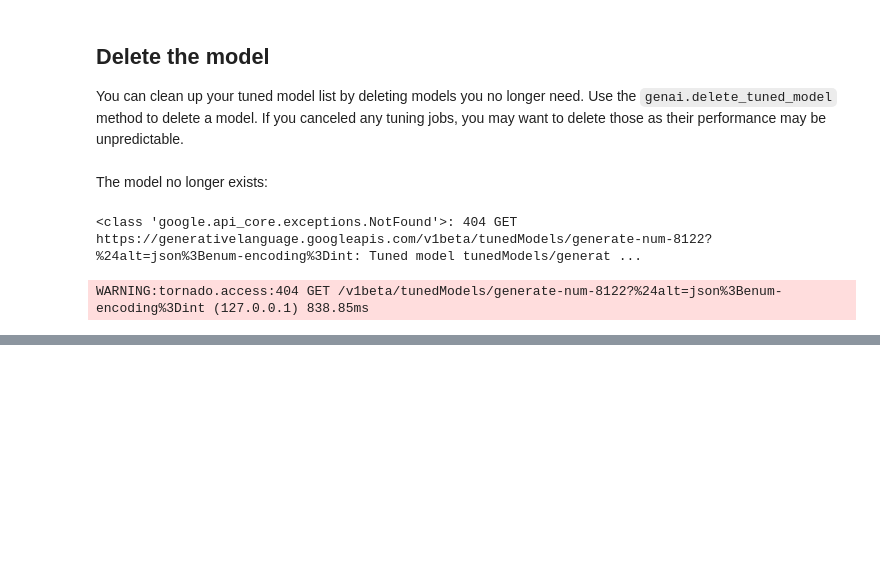
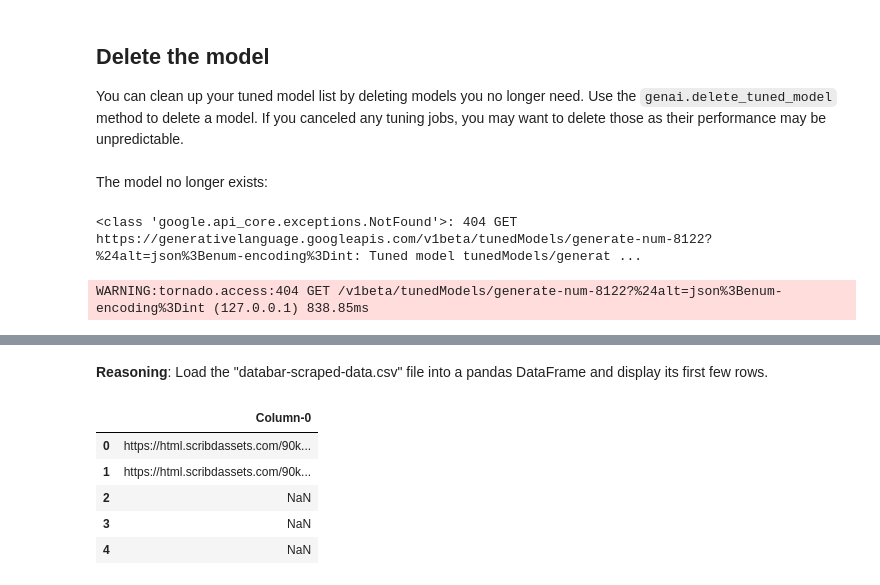
Before and after one commit to gitgabe2000/Awfull, a Jupyter notebook: site/en/gemini-api/docs/model-tuning/python.ipynb, the cells around one changed output, grey strips where cells are left out. Drawn from its saved outputs; the diff is of its cells as text; code cells hidden in the pictures; blank space fills up the shorter version.

```diff
--- a/site/en/gemini-api/docs/model-tuning/python.ipynb
+++ b/site/en/gemini-api/docs/model-tuning/python.ipynb
@@ -271,0 +280,33 @@ WARNING:tornado.access:404 GET /v1beta/tunedModels/generate-num-8122?%24alt=json
+# %% [markdown]
+**Reasoning**:
+Load the "databar-scraped-data.csv" file into a pandas DataFrame and display its first few rows.
+# %%
+import pandas as pd
+
+try:
+    df_databar = pd.read_csv('databar-scraped-data.csv')
+except UnicodeDecodeError:
+    try:
+        df_databar = pd.read_csv('databar-scraped-data.csv', encoding='latin-1')
+    except UnicodeDecodeError:
+        try:
+            df_databar = pd.read_csv('databar-scraped-data.csv', encoding='utf-16')
+        except UnicodeDecodeError:
+            try:
+                df_databar = pd.read_csv('databar-scraped-data.csv', encoding='utf-8')
+            except Exception as e:
+                print(f"Error loading the file: {e}")
+                df_databar = None
+except Exception as e:
+    print(f"Error loading the file: {e}")
+    df_databar = None
+
+if df_databar is not None:
+    display(df_databar.head())
+# %% [output]
+|  | Column-0 |
+| 0 | https://html.scribdassets.com/90k... |
+| 1 | https://html.scribdassets.com/90k... |
+| 2 | NaN |
+| 3 | NaN |
+| 4 | NaN |
```
Also changed, not shown: parts of 19 cells of this notebook.
